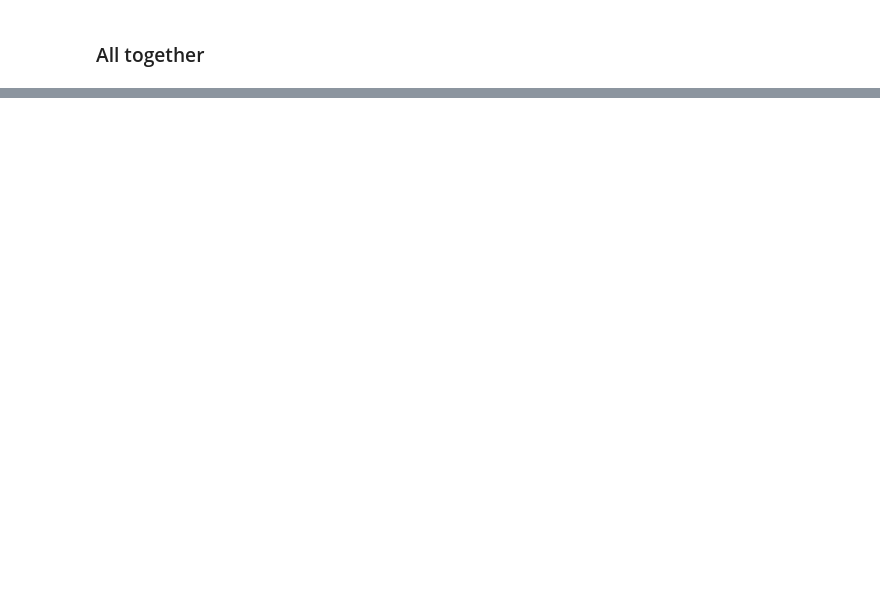
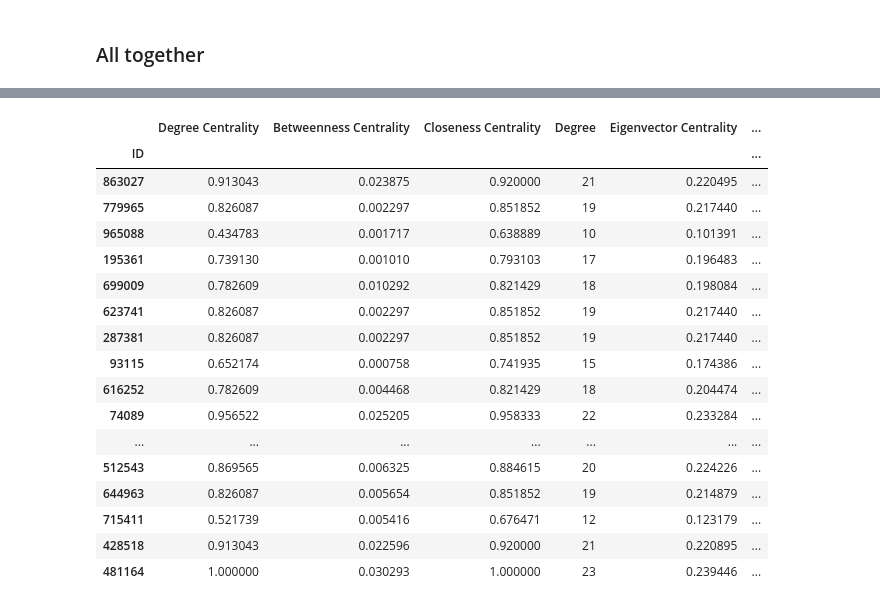
Before and after one commit to aniranmp/data-to-graph, a Jupyter notebook: MortalityNetwork.ipynb, the cells around one changed output, grey strips where cells are left out. Cells and saved outputs as stored; diff of their text form; code cells hidden in the pictures; blank space fills up the shorter version.

```diff
--- a/MortalityNetwork.ipynb
+++ b/MortalityNetwork.ipynb
@@ -617,0 +733,42 @@ draw_net(G1)
+# %%
+# Create a dictionary to store the  measurements for each node
+people = df_sub["ID"].tolist()
+
+measurements = {
+    'ID': [i for i in people],
+    'Degree Centrality': nx.degree_centrality(G1).values(),
+    'Betweenness Centrality': nx.betweenness_centrality(G1).values(),
+    'Closeness Centrality': nx.closeness_centrality(G1).values(),
+    'Degree': [degree for node, degree in G1.degree()],
+    #Eigenvector Centrality=is a measure of the influence of a node in a network.
+    'Eigenvector Centrality': nx.eigenvector_centrality(G1).values(),
+    'Global clustering coefficient': nx.average_clustering(G1),
+}
+
+# Convert the dictionary to a pandas dataframe
+dff = pd.DataFrame(measurements)
+
+# Set the index as the node name
+dff.set_index('ID', inplace=True)
+
+# Display the table
+dff
+# %% [output]
+|  | Degree Centrality | Betweenness Centrality | Closeness Centrality | Degree | Eigenvector Centrality | ... |
+| ID |  |  |  |  |  | ... |
+| 863027 | 0.913043 | 0.023875 | 0.920000 | 21 | 0.220495 | ... |
+| 779965 | 0.826087 | 0.002297 | 0.851852 | 19 | 0.217440 | ... |
+| 965088 | 0.434783 | 0.001717 | 0.638889 | 10 | 0.101391 | ... |
+| 195361 | 0.739130 | 0.001010 | 0.793103 | 17 | 0.196483 | ... |
+| 699009 | 0.782609 | 0.010292 | 0.821429 | 18 | 0.198084 | ... |
+| 623741 | 0.826087 | 0.002297 | 0.851852 | 19 | 0.217440 | ... |
+| 287381 | 0.826087 | 0.002297 | 0.851852 | 19 | 0.217440 | ... |
+| 93115 | 0.652174 | 0.000758 | 0.741935 | 15 | 0.174386 | ... |
+| 616252 | 0.782609 | 0.004468 | 0.821429 | 18 | 0.204474 | ... |
+| 74089 | 0.956522 | 0.025205 | 0.958333 | 22 | 0.233284 | ... |
+| ... | ... | ... | ... | ... | ... | ... |
+| 512543 | 0.869565 | 0.006325 | 0.884615 | 20 | 0.224226 | ... |
+| 644963 | 0.826087 | 0.005654 | 0.851852 | 19 | 0.214879 | ... |
+| 715411 | 0.521739 | 0.005416 | 0.676471 | 12 | 0.123179 | ... |
+| 428518 | 0.913043 | 0.022596 | 0.920000 | 21 | 0.220895 | ... |
+| 481164 | 1.000000 | 0.030293 | 1.000000 | 23 | 0.239446 | ... |
```
Also changed, not shown: parts of 42 cells of this notebook.
